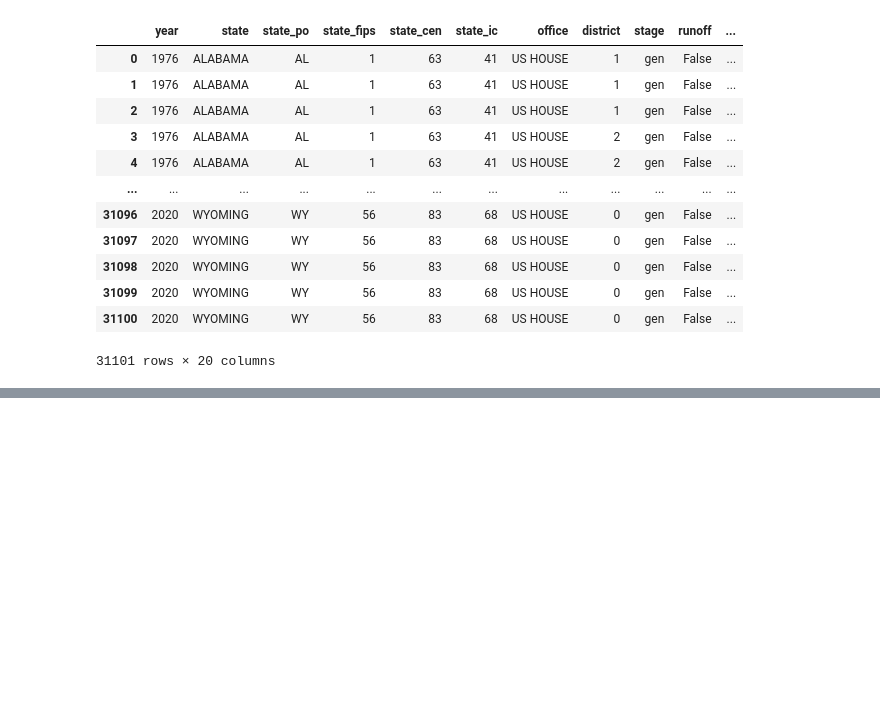
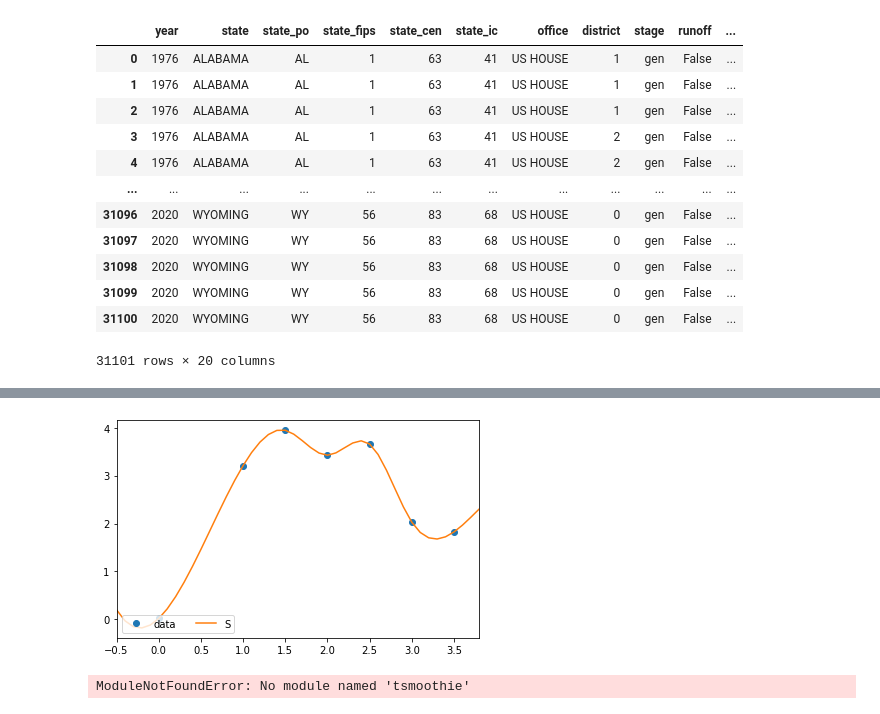
Before and after one commit to catmona/Districting-Plan-Website, a Jupyter notebook: Preprocessing.ipynb, the cells around one changed output, grey strips where cells are left out. Saved outputs shown, nothing was run; the diff lists cells and outputs as text; code cells hidden in the pictures; blank space fills up the shorter version.

```diff
--- a/Preprocessing.ipynb
+++ b/Preprocessing.ipynb
@@ -132,0 +153,37 @@ data
+# %%
+from scipy.interpolate import CubicSpline
+import matplotlib.pyplot as plt
+x = [0.001,1,1.5,2,2.5,3,3.5,4]
+y = [0.018, 3.21, 3.948, 3.426, 3.66, 2.028, 1.824, 2.616]
+cs = CubicSpline(x, y)
+xs = np.arange(-0.5, 5, 0.1)
+fig, ax = plt.subplots(figsize=(6.5, 4))
+ax.plot(x, y, 'o', label='data')
+ax.plot(xs, cs(xs), label="S")
+ax.set_xlim(-0.5, 3.8)
+ax.legend(loc='lower left', ncol=2)
+plt.show()
+# %% [output]
+[figure, added]
+# %%
+import numpy as np
+import matplotlib.pyplot as plt
+from tsmoothie.smoother import *
+
+x = np.linspace(0,2*np.pi,100)
+y = np.sin(x) + np.random.random(100) * 0.2
+
+# operate smoothing
+smoother = ConvolutionSmoother(window_len=5, window_type='ones')
+smoother.smooth(y)
+
+# generate intervals
+low, up = smoother.get_intervals('sigma_interval', n_sigma=2)
+
+# plot the smoothed timeseries with intervals
+plt.figure(figsize=(11,6))
+plt.plot(smoother.smooth_data[0], linewidth=3, color='blue')
+plt.plot(smoother.data[0], '.k')
+plt.fill_between(range(len(smoother.data[0])), low[0], up[0], alpha=0.3)
+# %% [output]
+ModuleNotFoundError: No module named 'tsmoothie'
```
Also changed, not shown: parts of 15 cells of this notebook, 1 other file.
